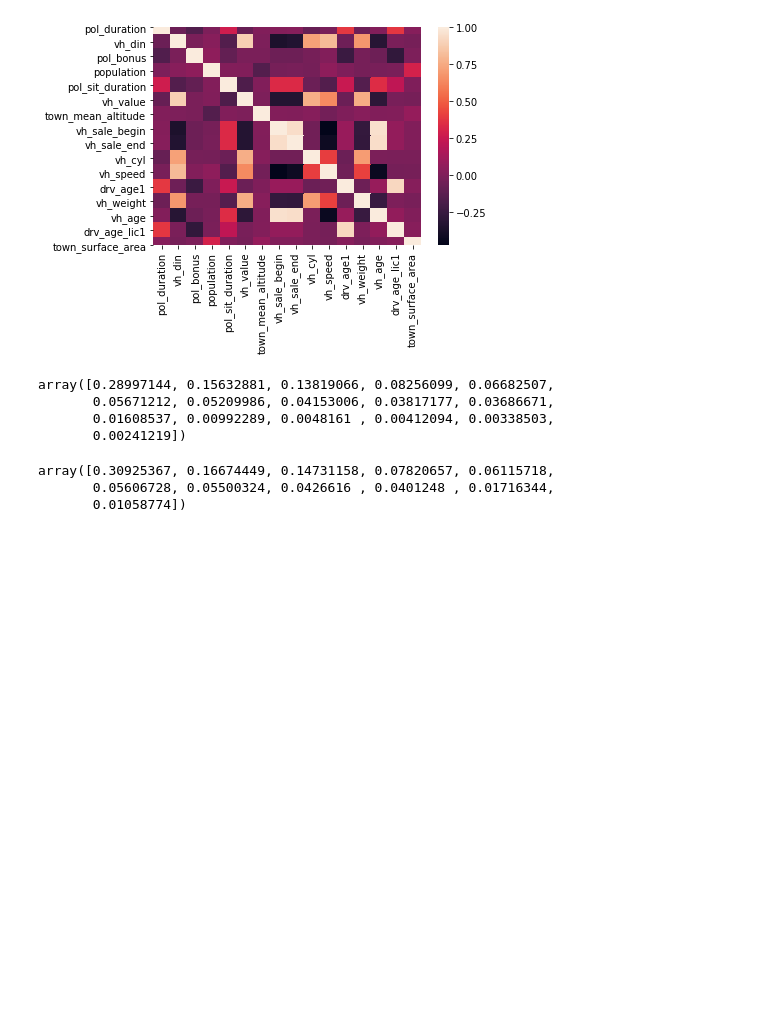
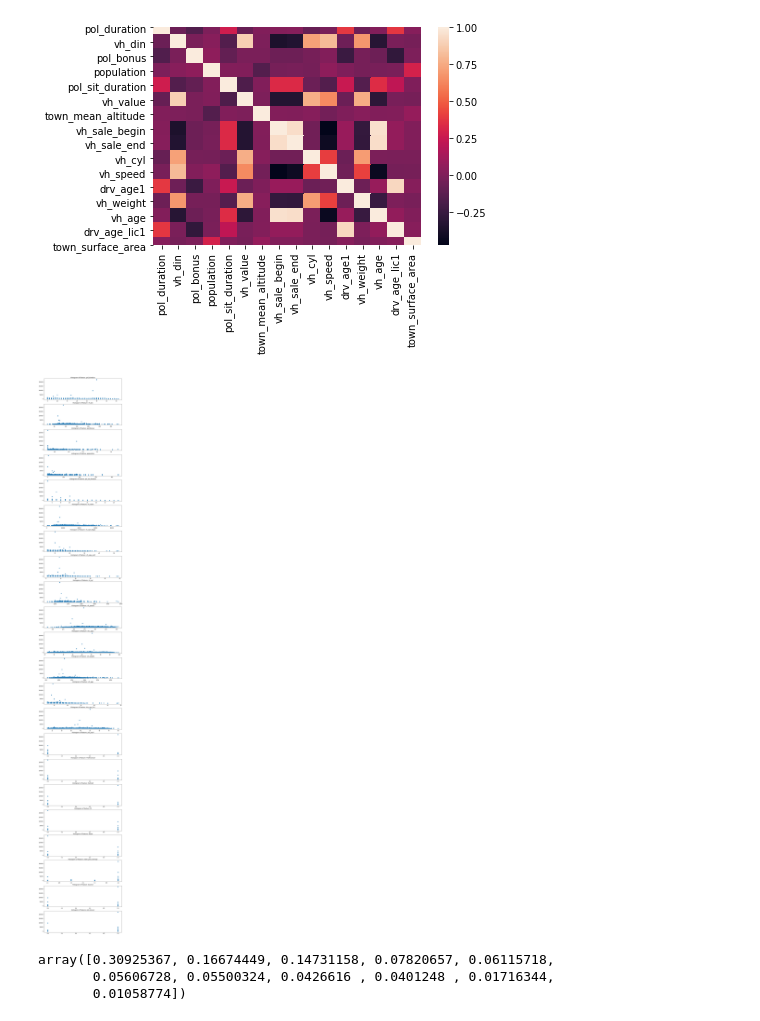
Before and after one commit to chrischia06/insurance_pricing, a Jupyter notebook: Data Exploration.ipynb, the cells around one changed output. Cells and saved outputs as stored; diff of their text form; code cells hidden in the pictures; blank space fills up the shorter version.

```diff
--- a/Data Exploration.ipynb
+++ b/Data Exploration.ipynb
@@ -143,6 +143,7 @@ def transform(df):
     df2['diesel'] = (df2['vh_fuel'] == 'Diesel') * 1 #also hybrids but very low representation - 62 hybrids
     df2['M'] = (df2['drv_sex1'] == 'M') * 1 #Male / Female
 
+    df2['pol_bonus2'] = (df2['pol_bonus'] == 0.5) * 1
 #     #ordinally encode policy coverage
     order = {'Mini':1,'Median2':2,'Median1':3,'Maxi':4}
     df2['order_pol_coverage'] = df['pol_coverage'].apply(lambda x : order[x])
@@ -834,13 +655,32 @@ sns.heatmap(df2[numericFeatures].corr())
 # %% [output]
 <matplotlib.axes._subplots.AxesSubplot at 0x...>
 [figure]
-# %%
-pca.explained_variance_ratio_
-# %% [output]
-array([0.28997144, 0.15632881, 0.13819066, 0.08256099, 0.06682507,
-       0.05671212, 0.05209986, 0.04153006, 0.03817177, 0.03686671,
-       0.01608537, 0.00992289, 0.0048161 , 0.00412094, 0.00338503,
-       0.00241219])
+# %%
+
+temp = X4.corr()
+for i in range(len(temp.columns)):
+    temp.iloc[i,i] = 0
+temp.abs().max()
+
+#Clusters of correlation
+
+# vh_value and vh_din and vh_speed and vh_cyl and vh_weight;
+
+# vh_sale_begin and vh_age and vh_sale_end;
+
+# drv_age_lic1 and drv_age1, Retired, WorkPrivate, Professional
+# %%
+import matplotlib.gridspec as gridspec
+plt.figure(figsize = (12, 120))
+gs = gridspec.GridSpec(30, 1)
+for i, cn in enumerate(df2[numericFeatures+booleanFeatures]):
+    ax = plt.subplot(gs[i])
+    plt.scatter(x=cn,y='claim_amount',data=df2.loc[df2['made_claim']==1])
+    ax.set_xlabel('')
+    ax.set_title('Histogram of feature: ' + str(cn))
+plt.show()
+# %% [output]
+[figure, added]
 # %%
 from sklearn.decomposition import PCA
 X = df2[numericFeatures]
```
Also changed, not shown: parts of 31 cells of this notebook, 15 other files.
